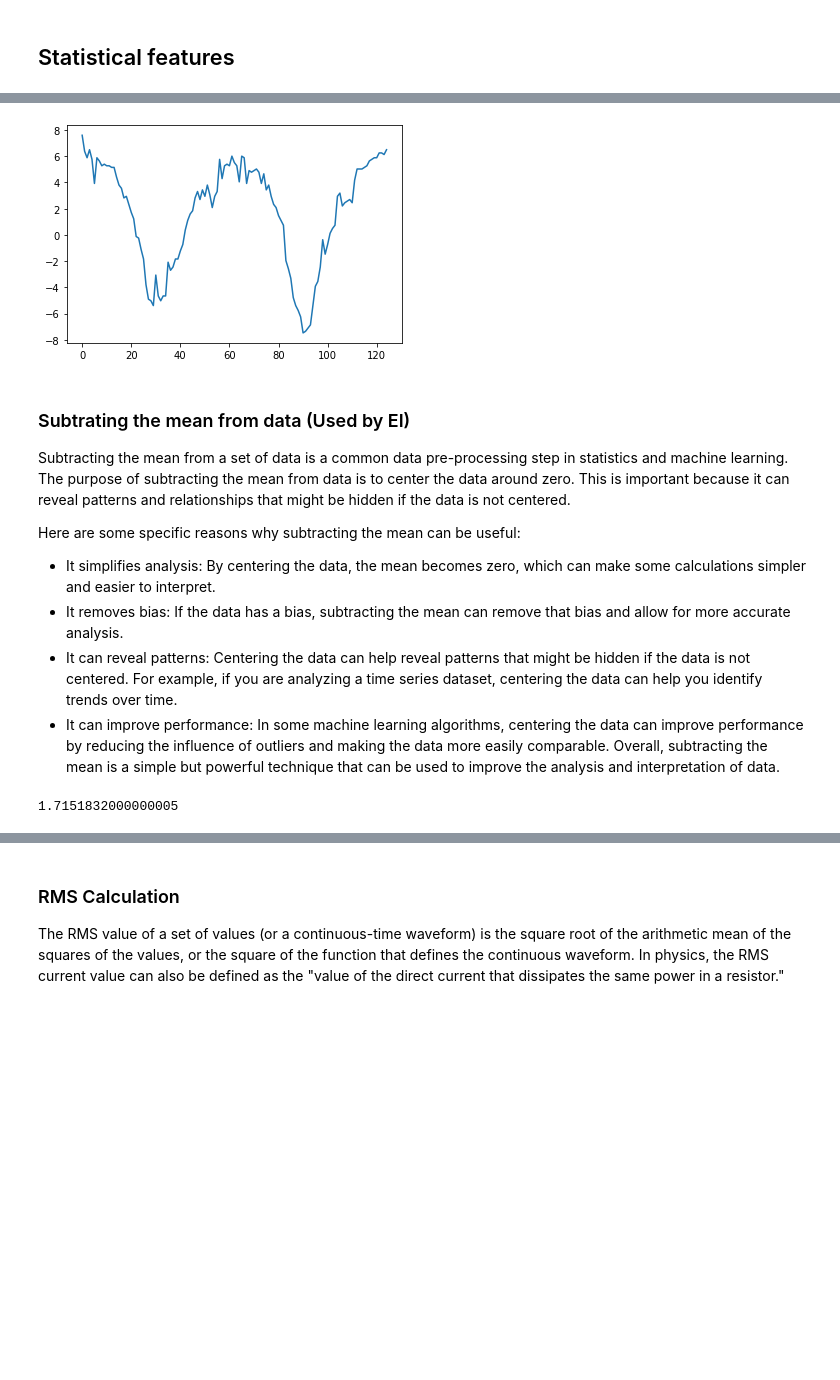
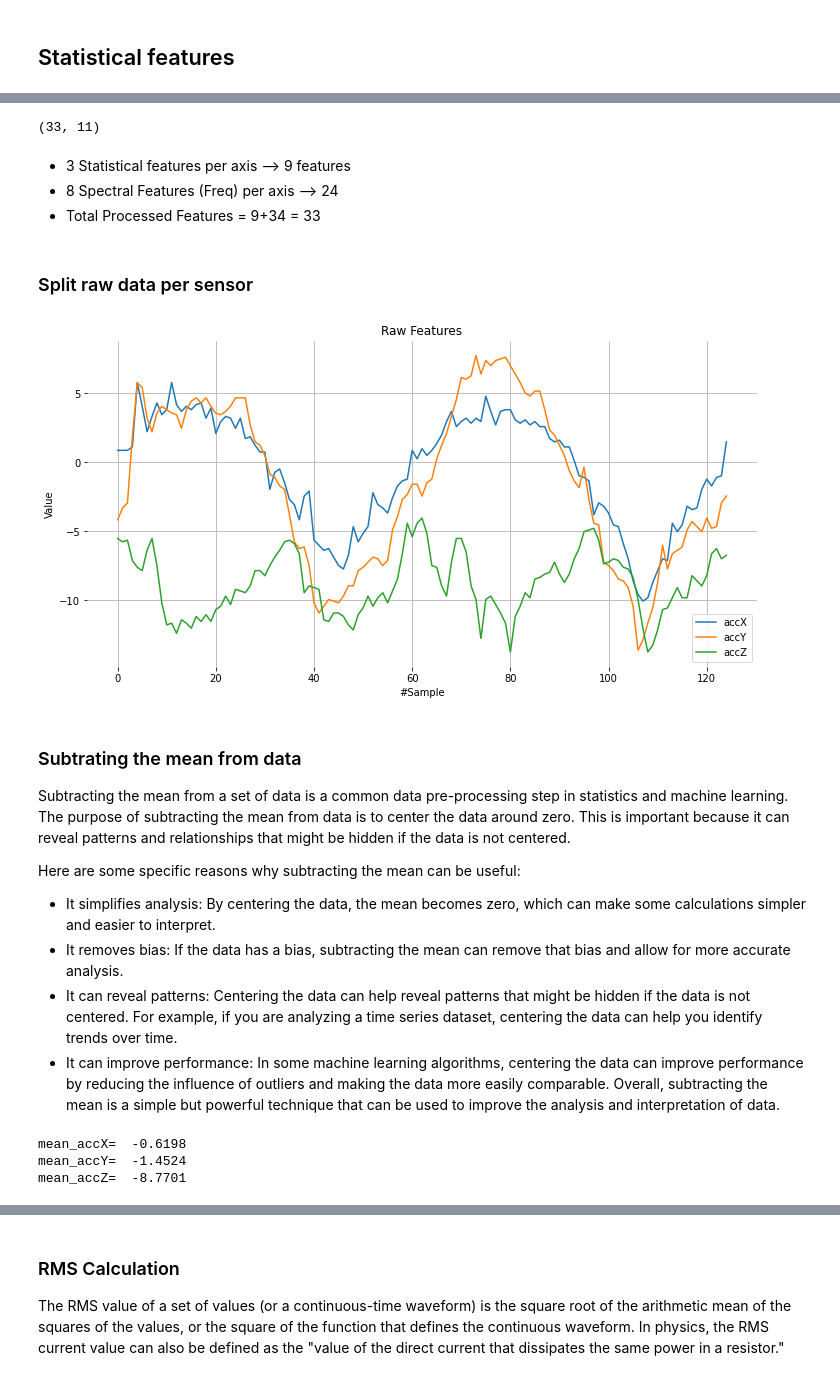
Before and after one commit to Mjrovai/TinyML4D, a Jupyter notebook: AAU/Edge_Impulse_Spectral_Analysis_Block.ipynb, the cells around one changed output, grey strips where cells are left out. Cells and saved outputs as stored; diff of their text form; code cells hidden in the pictures; blank space fills up the shorter version.

```diff
--- a/AAU/Edge_Impulse_Spectral_Analysis_Block.ipynb
+++ b/AAU/Edge_Impulse_Spectral_Analysis_Block.ipynb
@@ -45,0 +52,4 @@ data=[7.6002, 6.3743, 5.8840, 6.4969, 5.7614, 3.9227, 5.8840, 5.6388, 5.2711, 5.
+# %%
+axis = ['accX', 'accY', 'accZ']
+n_sensors = len(axis)
+n_sensors
@@ -51,10 +72,35 @@ N
+# %%
+N_feat = len(features)
+N_feat_axis = int(N_feat/n_sensors)
+N_feat, N_feat_axis
+# %% [output]
+(33, 11)
+# %% [markdown]
+- 3 Statistical features per axis --> 9 features
+- 8 Spectral Features (Freq) per axis --> 24
+- Total Processed Features = 9+34 = 33
+# %% [markdown]
+### Split raw data per sensor
+# %%
+accX = data[0::3]
+accY = data[1::3]
+accZ = data[2::3]
+# %%
+sensors = [accX, accY, accZ]
 # %%
-x = list(range(0, N))
-sns.lineplot(x, data);
+plt.figure(figsize = (12, 6))
+[plt.plot(x, label=y) for x,y in zip(sensors, axis)]
+plt.legend(loc='lower right')
+plt.title('Raw Features')
+plt.xlabel('#Sample')
+plt.ylabel('Value')
+plt.box(False)
+plt.grid()
+plt.show()
 # %% [output]
-[figure, old version]
+[figure, new version]
 # %% [markdown]
-### Subtrating the mean from data (Used by EI)
+### Subtrating the mean from data
 Subtracting the mean from a set of data is a common data pre-processing step in statistics and machine learning. The purpose of subtracting the mean from data is to center the data around zero. This is important because it can reveal patterns and relationships that might be hidden if the data is not centered.
 
 Here are some specific reasons why subtracting the mean can be useful:
@@ -65,8 +111,10 @@ Here are some specific reasons why subtracting the mean can be useful:
 - It can improve performance: In some machine learning algorithms, centering the data can improve performance by reducing the influence of outliers and making the data more easily comparable.
 Overall, subtracting the mean is a simple but powerful technique that can be used to improve the analysis and interpretation of data.
 # %%
-dtmean = sum(data)/len(data)
-dtmean
+dtmean = [(sum(x)/len(x)) for x in sensors]
+[print('mean_'+x+'= ', round(y, 4)) for x,y in zip(axis, dtmean)][0]
 # %% [output]
-1.7151832000000005
+mean_accX=  -0.6198
+mean_accY=  -1.4524
+mean_accZ=  -8.7701
 # %%
```
Also changed, not shown: parts of 55 cells of this notebook.
